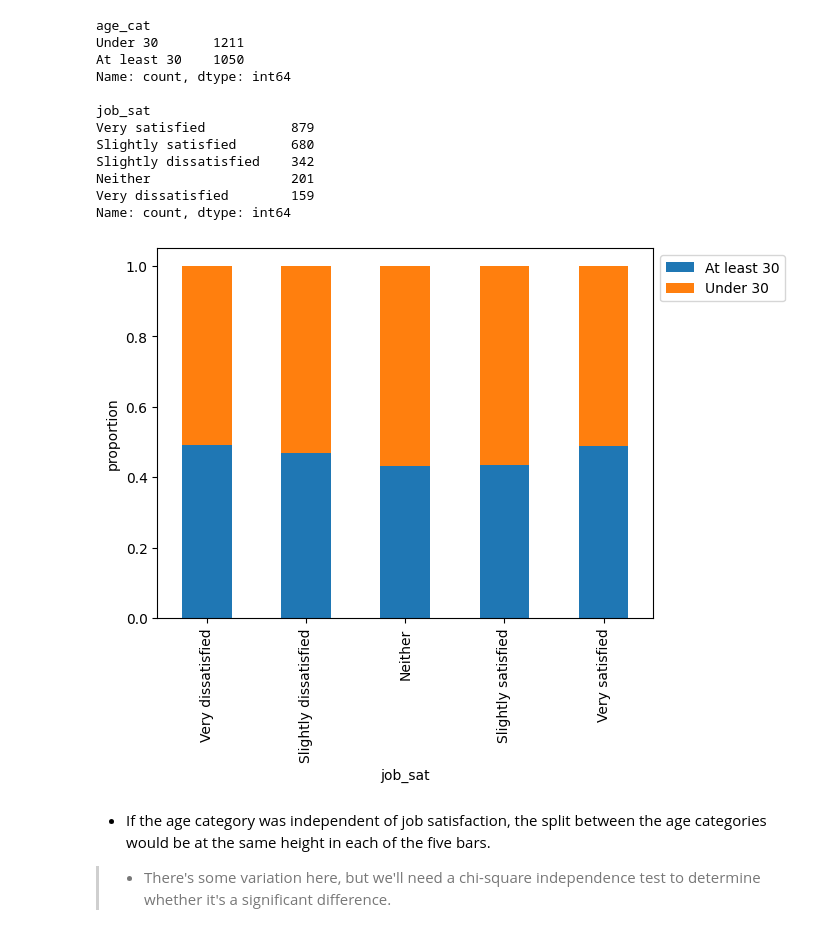
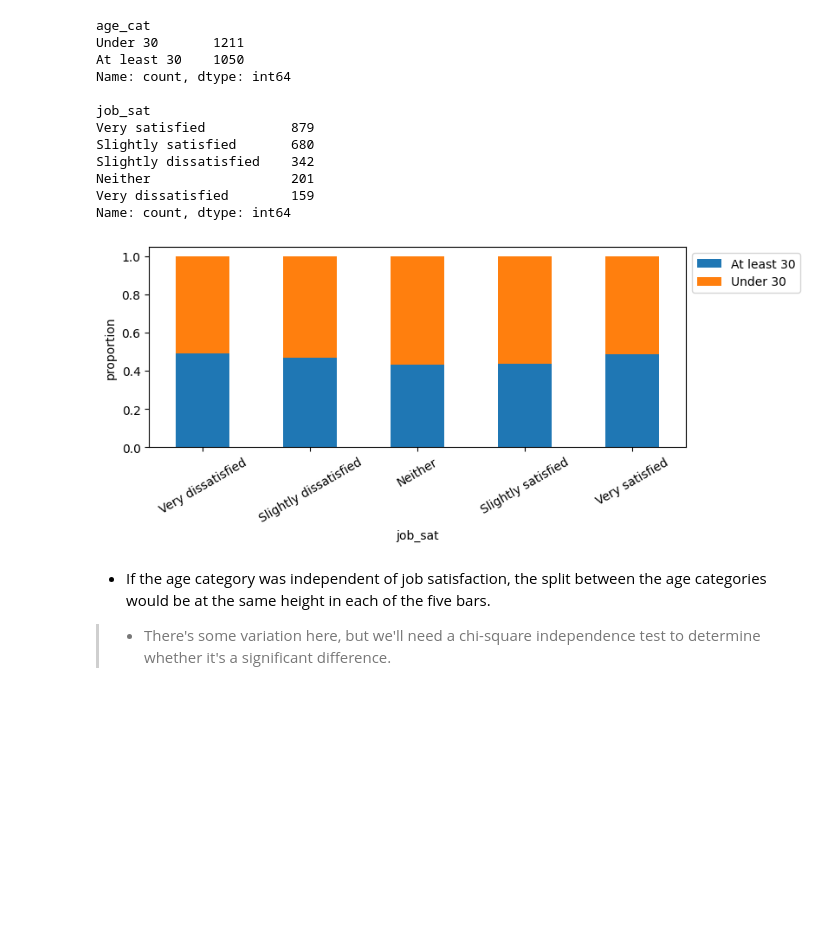
Before and after one commit to abhijeet-bhambere/python-ml-trail, a Jupyter notebook: hypothesis_testing.ipynb, the cells around one changed output. Saved outputs shown, nothing was run; the diff lists cells and outputs as text; code cells hidden in the pictures; blank space fills up the shorter version.

```diff
--- a/hypothesis_testing.ipynb
+++ b/hypothesis_testing.ipynb
@@ -1010,18 +1075,20 @@ Name: count, dtype: int64
 # %%
 # plotting the job_sat levels across age categories
 props = stackoverflowdf.groupby('job_sat')['age_cat'].value_counts(normalize=True)
 wide_props = props.unstack()
 # wide_props.plot(kind='bar', stacked=True, legend=True)
 
 # Plot without the default legend first
-ax = wide_props.plot(kind='bar', stacked=True, legend=False)
+
+ax = wide_props.plot(kind='bar', stacked=True, legend=False, figsize=(8, 3))
 # Add the legend manually outside the upper right of the chart
 ax.legend(loc='upper left', bbox_to_anchor=(1.0, 1.0))
 plt.ylabel('proportion')
+plt.xticks(rotation=30)
 # plt.tight_layout() # Prevents the legend from getting cut off
 plt.show()
 # %% [output]
-[figure, old version]
+[figure, new version]
 # %% [markdown]
 * If the age category was independent of job satisfaction, the split between the age categories would be at the same height in each of the five bars.
 >* There's some variation here, but we'll need a chi-square independence test to determine whether it's a significant difference.
```
Also changed, not shown: parts of 34 cells of this notebook.
